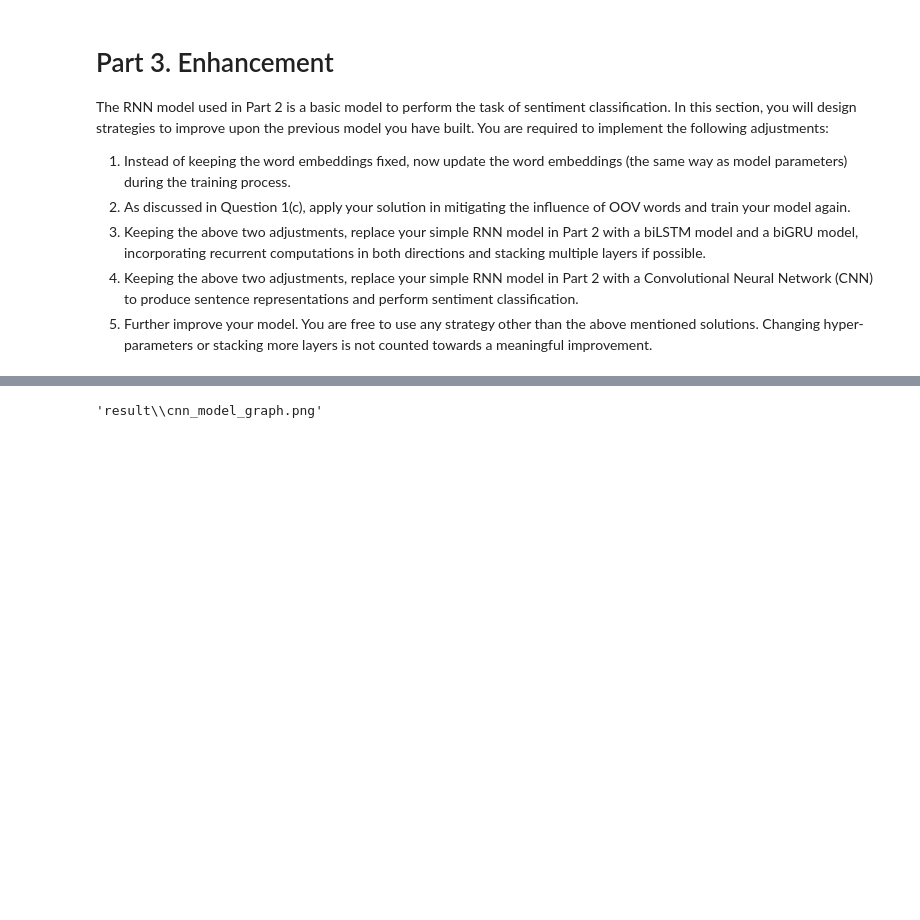
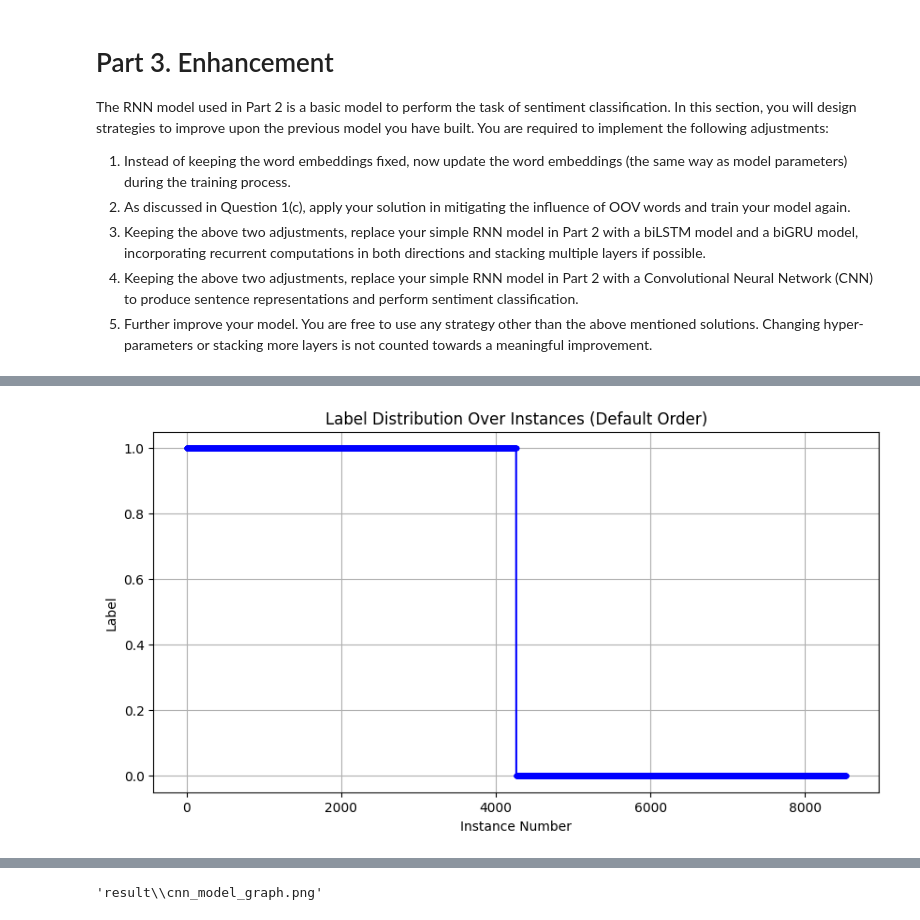
Before and after one commit to HiIAmTzeKean/SC4002-NLP, a Jupyter notebook: part_3-wy.ipynb, the cells around one changed output, grey strips where cells are left out. Cells and saved outputs as stored; diff of their text form; code cells hidden in the pictures; blank space fills up the shorter version.

```diff
--- a/part_3-wy.ipynb
+++ b/part_3-wy.ipynb
@@ -143,0 +165,19 @@ test_loader = data.DataLoader(test_data, batch_size=BATCH_SIZE, shuffle=False)
+# %%
+import matplotlib.pyplot as plt
+
+# Plot the distribution for train labels
+train_labels = [example['label'] for example in dataset['train']]
+
+# Assuming 'train_labels' is already defined as a list of labels
+# Create the x-axis based on the number of labels
+x_axis = range(len(train_labels))
+
+plt.figure(figsize=(10, 5))
+plt.plot(x_axis, train_labels, marker='o', linestyle='-', color='blue', markersize=3)  # Plot each label with a line
+plt.title('Label Distribution Over Instances (Default Order)')
+plt.xlabel('Instance Number')
+plt.ylabel('Label')
+plt.grid(True)
+plt.show()
+# %% [output]
+[figure, added]
```
Also changed, not shown: parts of 5 cells of this notebook.
